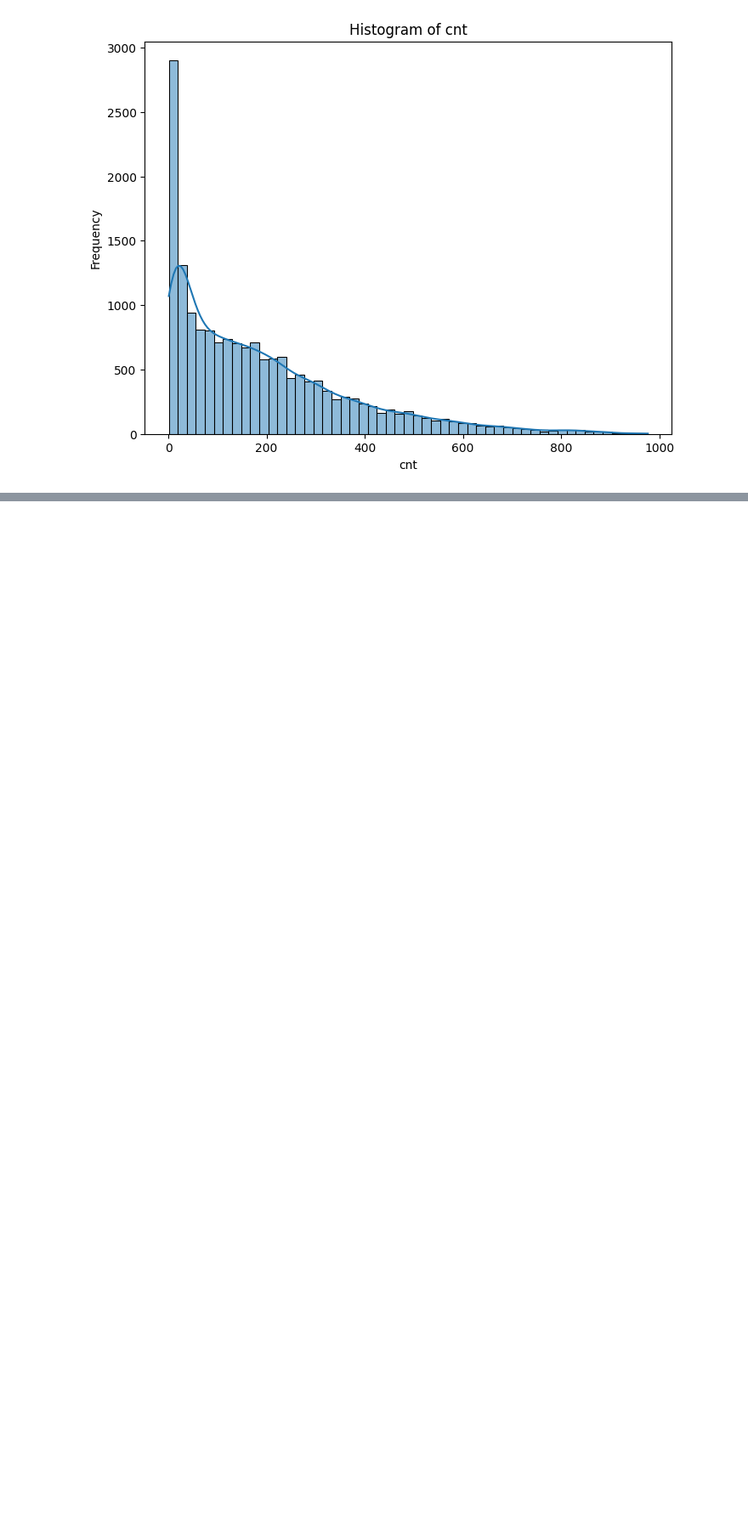
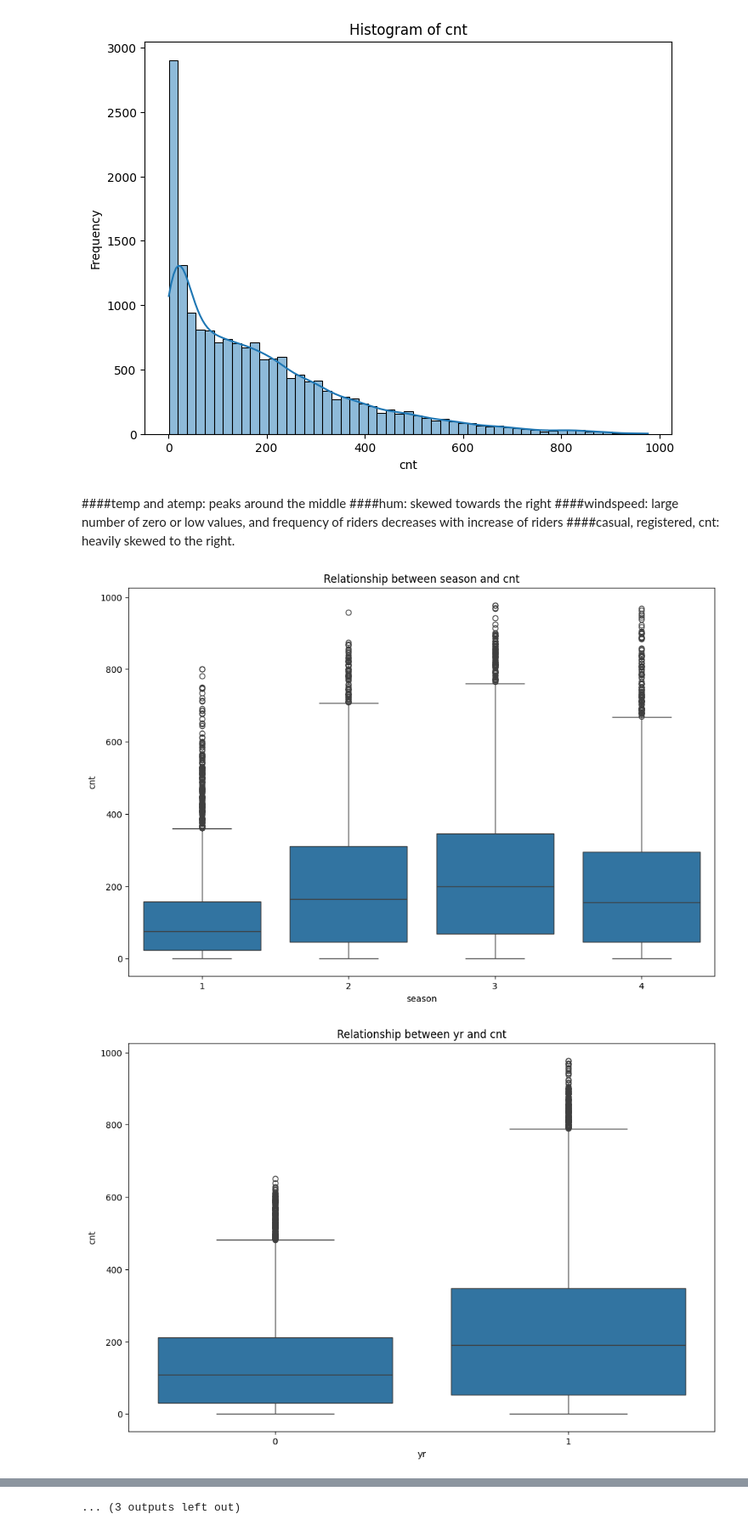
Before and after one commit to tramplingh/Machine-Learning-Projects, a Jupyter notebook: bikeSharing/jupyter.ipynb, the cells around one changed output, grey strips where cells are left out. Shown at 85% size. Saved outputs shown, nothing was run; the diff lists cells and outputs as text; code cells hidden in the pictures; blank space fills up the shorter version.

```diff
--- a/bikeSharing/jupyter.ipynb
+++ b/bikeSharing/jupyter.ipynb
@@ -147,3 +147,25 @@ for column in num_df.columns:
 [figure]
 [figure]
 [figure]
+# %% [markdown]
+####temp and atemp: peaks around the middle
+####hum: skewed towards the right
+####windspeed: large number of zero or low values, and frequency of riders decreases with increase of riders
+####casual, registered, cnt: heavily skewed to the right.
+# %%
+# Relationship between categorical features and cnt
+for column in cat_df.columns:
+    plt.figure(figsize=(12, 8))
+    sns.boxplot(x=column, y='cnt', data=df)
+    plt.title(f'Relationship between {column} and cnt')
+    plt.show()
+
+# Relationship between numerical features and cnt
+for column in num_df.columns:
+    plt.figure(figsize=(8, 6))
+    sns.scatterplot(x=column, y='cnt', data=df)
+    plt.title(f'Relationship between {column} and cnt')
+    plt.show()
+# %% [output]
+[figure, added]
+[figure, added]
@@ -149,0 +182 @@ for column in num_df.columns:
+... (3 outputs left out)
```
Also changed, not shown: parts of 2 cells of this notebook.
